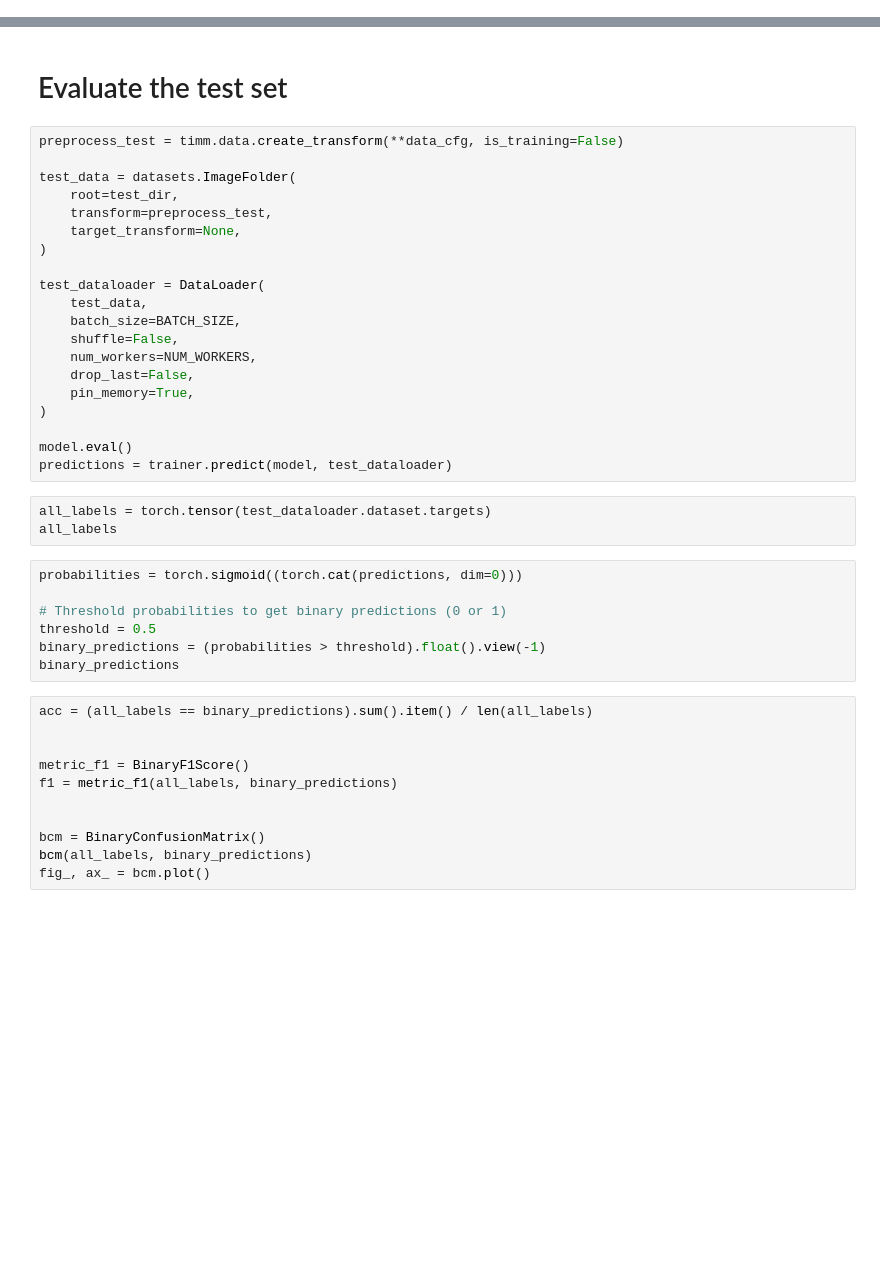
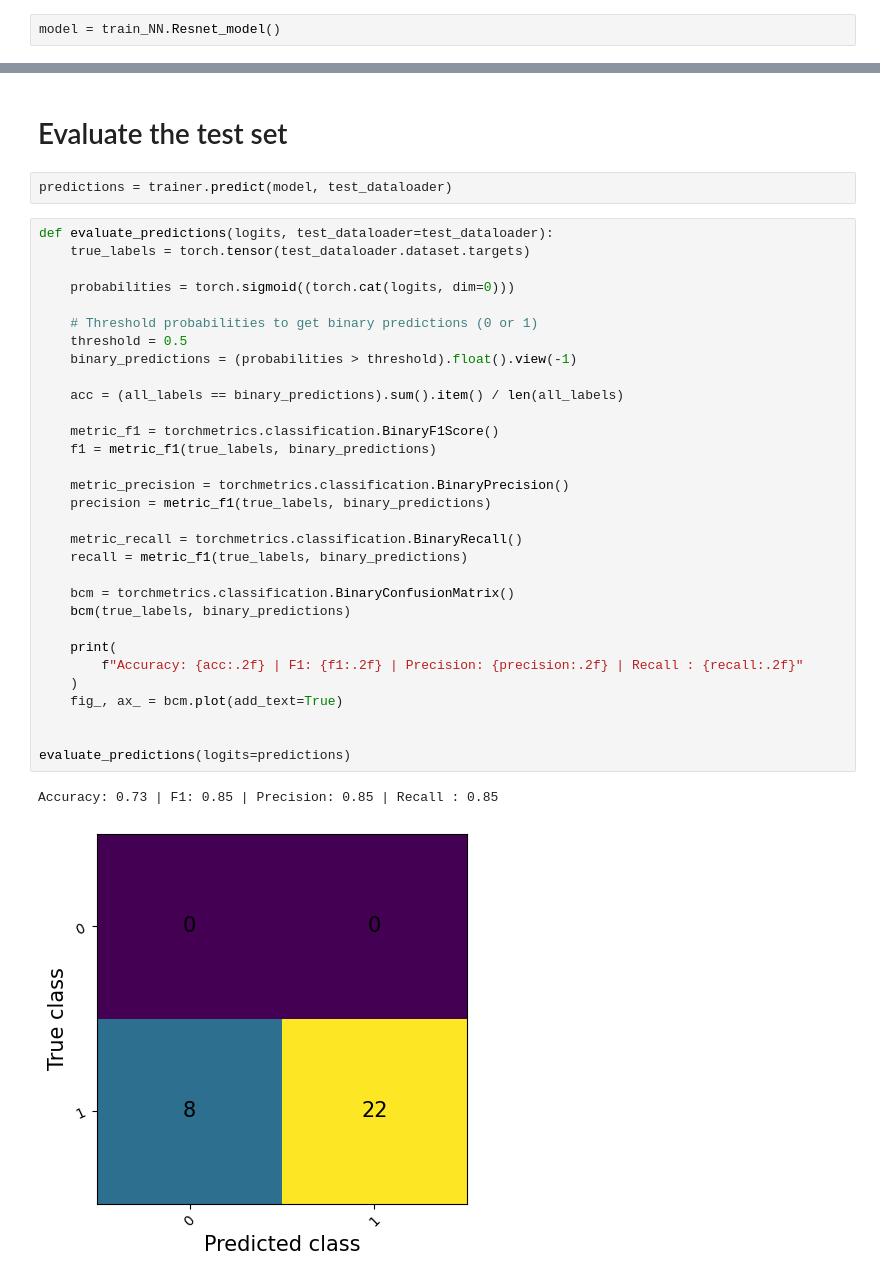
Before and after one commit to adamcseresznye/DeepLCMS, a Jupyter notebook: src/train_google_colab/exp_5_evaluate_final_model.ipynb, the cells around one changed output, grey strips where cells are left out. Cells and saved outputs as stored; diff of their text form; blank space fills up the shorter version.

```diff
--- a/src/train_google_colab/exp_5_evaluate_final_model.ipynb
+++ b/src/train_google_colab/exp_5_evaluate_final_model.ipynb
@@ -55,0 +63,2 @@ device = colab_functions.get_device()
+# %%
+model = train_NN.Resnet_model()
@@ -56,43 +138,38 @@ device = colab_functions.get_device()
 # %% [markdown]
 # Evaluate the test set
-# %%
-preprocess_test = timm.data.create_transform(**data_cfg, is_training=False)
-
-test_data = datasets.ImageFolder(
-    root=test_dir,
-    transform=preprocess_test,
-    target_transform=None,
-)
-
-test_dataloader = DataLoader(
-    test_data,
-    batch_size=BATCH_SIZE,
-    shuffle=False,
-    num_workers=NUM_WORKERS,
-    drop_last=False,
-    pin_memory=True,
-)
-
-model.eval()
-predictions = trainer.predict(model, test_dataloader)
-# %%
-all_labels = torch.tensor(test_dataloader.dataset.targets)
-all_labels
-# %%
-probabilities = torch.sigmoid((torch.cat(predictions, dim=0)))
-
-# Threshold probabilities to get binary predictions (0 or 1)
-threshold = 0.5
-binary_predictions = (probabilities > threshold).float().view(-1)
-binary_predictions
-# %%
-acc = (all_labels == binary_predictions).sum().item() / len(all_labels)
-
-
-metric_f1 = BinaryF1Score()
-f1 = metric_f1(all_labels, binary_predictions)
-
-
-bcm = BinaryConfusionMatrix()
-bcm(all_labels, binary_predictions)
-fig_, ax_ = bcm.plot()
+# %%
+predictions = trainer.predict(model, test_dataloader)
+# %%
+def evaluate_predictions(logits, test_dataloader=test_dataloader):
+    true_labels = torch.tensor(test_dataloader.dataset.targets)
+
+    probabilities = torch.sigmoid((torch.cat(logits, dim=0)))
+
+    # Threshold probabilities to get binary predictions (0 or 1)
+    threshold = 0.5
+    binary_predictions = (probabilities > threshold).float().view(-1)
+
+    acc = (all_labels == binary_predictions).sum().item() / len(all_labels)
+
+    metric_f1 = torchmetrics.classification.BinaryF1Score()
+    f1 = metric_f1(true_labels, binary_predictions)
+
+    metric_precision = torchmetrics.classification.BinaryPrecision()
+    precision = metric_f1(true_labels, binary_predictions)
+
+    metric_recall = torchmetrics.classification.BinaryRecall()
+    recall = metric_f1(true_labels, binary_predictions)
+
+    bcm = torchmetrics.classification.BinaryConfusionMatrix()
+    bcm(true_labels, binary_predictions)
+
+    print(
+        f"Accuracy: {acc:.2f} | F1: {f1:.2f} | Precision: {precision:.2f} | Recall : {recall:.2f}"
+    )
+    fig_, ax_ = bcm.plot(add_text=True)
+
+
+evaluate_predictions(logits=predictions)
+# %% [output]
+Accuracy: 0.73 | F1: 0.85 | Precision: 0.85 | Recall : 0.85
+[figure, added]
```
Also changed, not shown: parts of 11 cells of this notebook, 4 other files.
